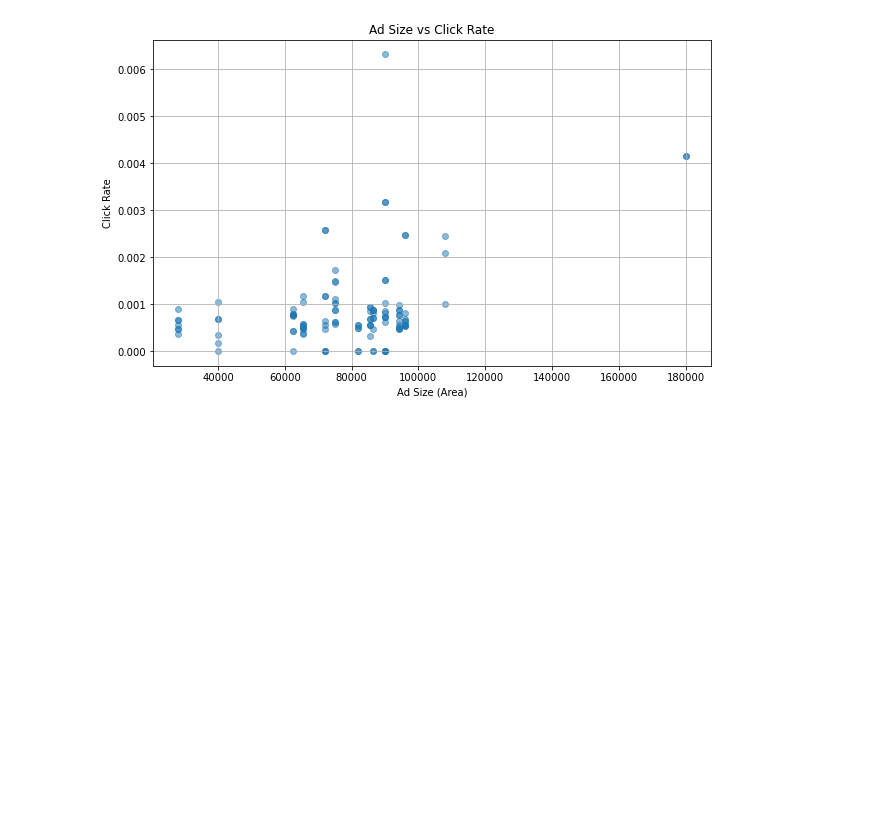
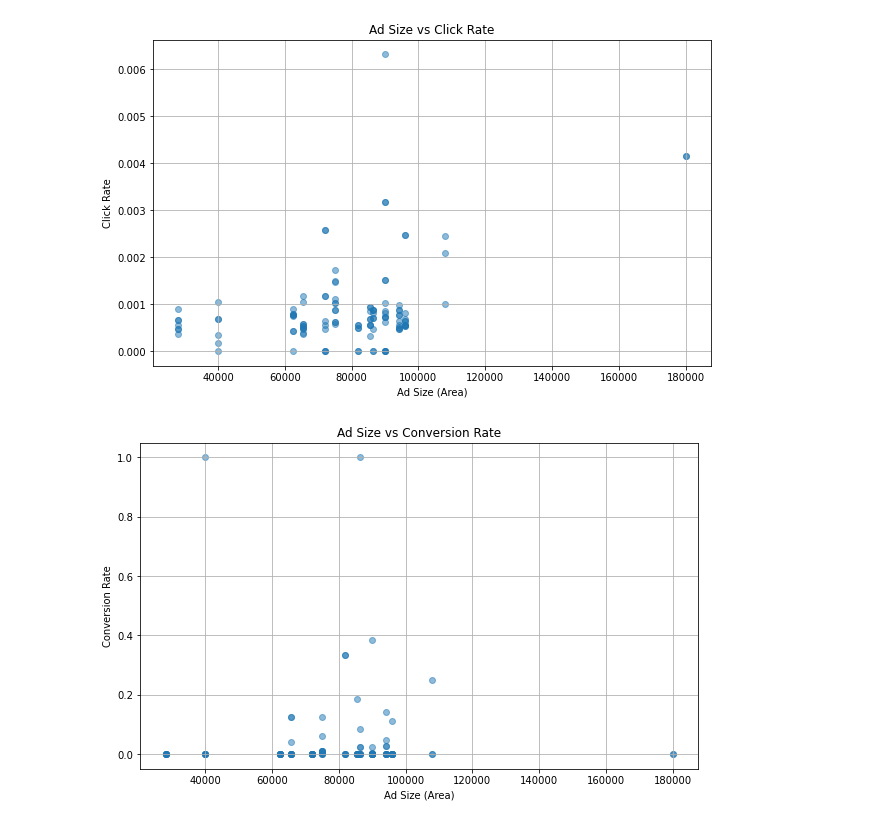
Before and after one commit to yujinlee0130/realtime_bidding, a Jupyter notebook: temp.ipynb, the cells around one changed output. Drawn from its saved outputs; the diff is of its cells as text; code cells hidden in the pictures; blank space fills up the shorter version.

```diff
--- a/temp.ipynb
+++ b/temp.ipynb
@@ -179,9 +179,11 @@ plt.show()
 # %%
 # Plotting
 plt.figure(figsize=(10, 6))
 plt.scatter(data['Area'], data['ConversionRate'], alpha=0.5)
-plt.title('Ad Size vs Click Rate')
+plt.title('Ad Size vs Conversion Rate')
 plt.xlabel('Ad Size (Area)')
-plt.ylabel('Click Rate')
+plt.ylabel('Conversion Rate')
 plt.grid(True)
 plt.show()
+# %% [output]
+[figure, added]
```
